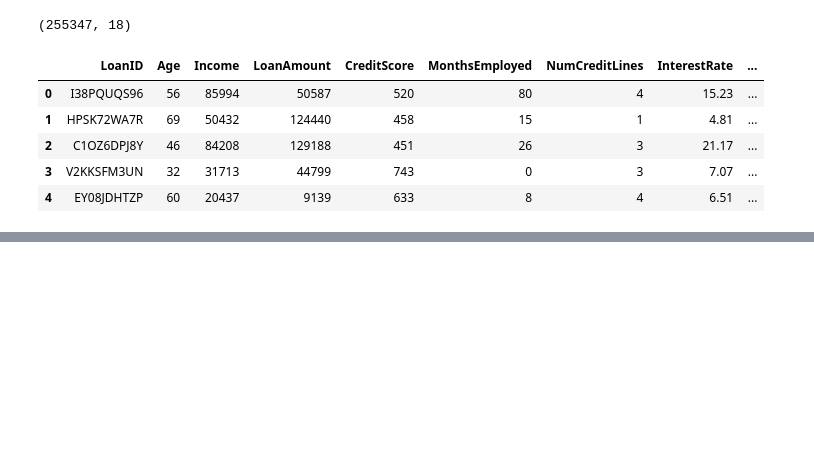
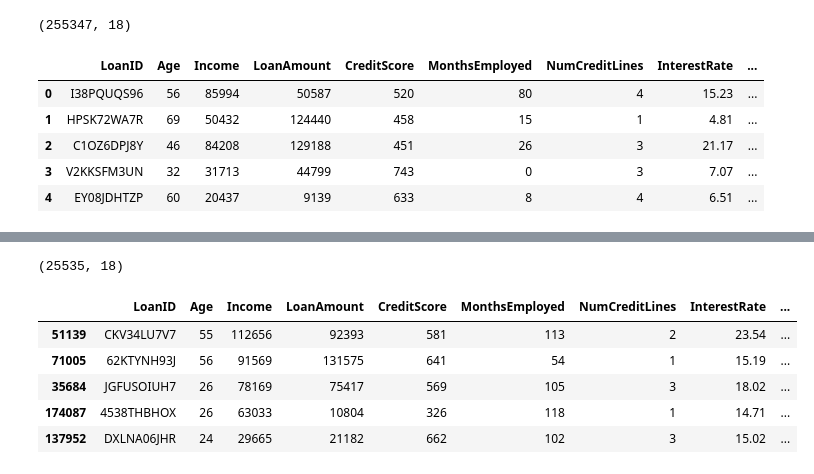
Before and after one commit to manpb/Loan-Default-Prediction, a Jupyter notebook: Loan_default_prediction.ipynb, the cells around one changed output, grey strips where cells are left out. Saved outputs shown, nothing was run; the diff lists cells and outputs as text; code cells hidden in the pictures; blank space fills up the shorter version.

```diff
--- a/Loan_default_prediction.ipynb
+++ b/Loan_default_prediction.ipynb
@@ -35,0 +39,13 @@ loan_data.describe()
+# %%
+loan_data_sample.shape
+# %% [output]
+(25535, 18)
+# %%
+loan_data_sample.head()
+# %% [output]
+|  | LoanID | Age | Income | LoanAmount | CreditScore | MonthsEmployed | NumCreditLines | InterestRate | ... |
+| 51139 | CKV34LU7V7 | 55 | 112656 | 92393 | 581 | 113 | 2 | 23.54 | ... |
+| 71005 | 62KTYNH93J | 56 | 91569 | 131575 | 641 | 54 | 1 | 15.19 | ... |
+| 35684 | JGFUSOIUH7 | 26 | 78169 | 75417 | 569 | 105 | 3 | 18.02 | ... |
+| 174087 | 4538THBHOX | 26 | 63033 | 10804 | 326 | 118 | 1 | 14.71 | ... |
+| 137952 | DXLNA06JHR | 24 | 29665 | 21182 | 662 | 102 | 3 | 15.02 | ... |
```
Also changed, not shown: parts of 28 cells of this notebook.
